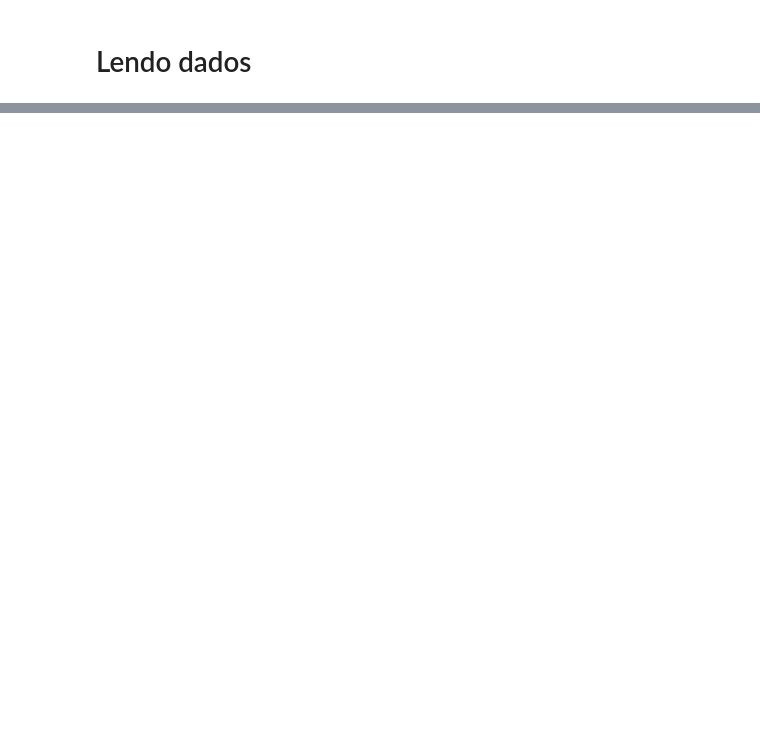
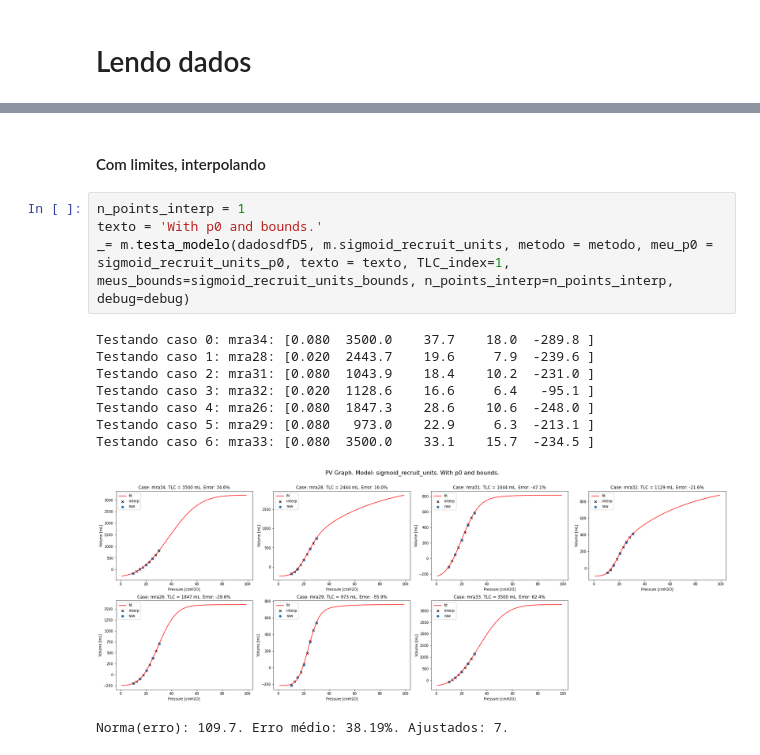
Before and after one commit to edlbcamargo/recrutabilidade, a Jupyter notebook: testa_modelos.ipynb, the cells around one changed output, grey strips where cells are left out. Drawn from its saved outputs; the diff is of its cells as text; blank space fills up the shorter version.

```diff
--- a/testa_modelos.ipynb
+++ b/testa_modelos.ipynb
@@ -456,0 +103,16 @@ print(f'{parameters}')
+# %% [markdown]
+#### Com limites, interpolando
+# %%
+n_points_interp = 1
+texto = 'With p0 and bounds.'
+_= m.testa_modelo(dadosdfD5, m.sigmoid_recruit_units, metodo = metodo, meu_p0 = sigmoid_recruit_units_p0, texto = texto, TLC_index=1, meus_bounds=sigmoid_recruit_units_bounds, n_points_interp=n_points_interp, debug=debug)
+# %% [output]
+Testando caso 0: mra34: [0.080  3500.0    37.7    18.0  -289.8 ]
+Testando caso 1: mra28: [0.020  2443.7    19.6     7.9  -239.6 ]
+Testando caso 2: mra31: [0.080  1043.9    18.4    10.2  -231.0 ]
+Testando caso 3: mra32: [0.020  1128.6    16.6     6.4   -95.1 ]
+Testando caso 4: mra26: [0.080  1847.3    28.6    10.6  -248.0 ]
+Testando caso 5: mra29: [0.080   973.0    22.9     6.3  -213.1 ]
+Testando caso 6: mra33: [0.080  3500.0    33.1    15.7  -234.5 ]
+[figure, added]
+Norma(erro): 109.7. Erro médio: 38.19%. Ajustados: 7.
```
Also changed, not shown: parts of 81 cells of this notebook, 1 other file.
